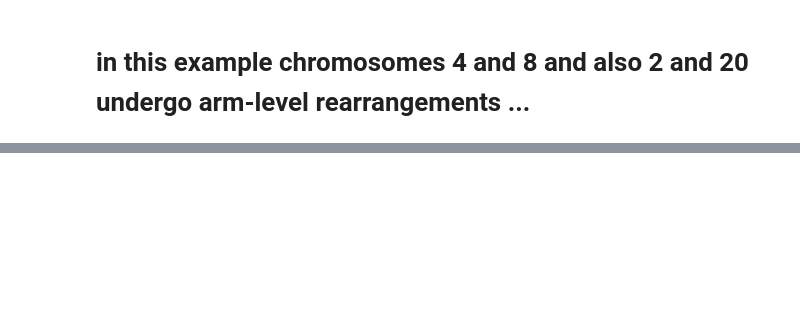
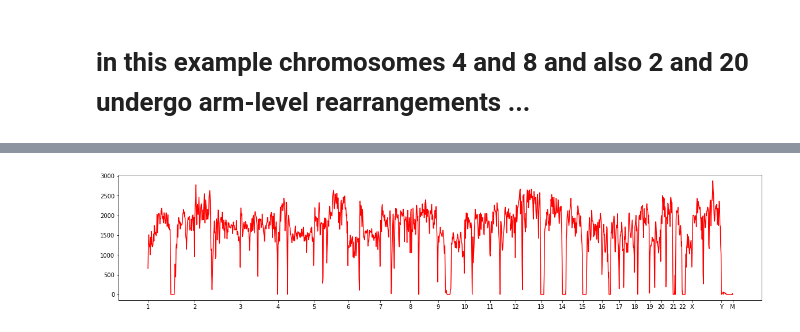
Before and after one commit to dekkerlab/experimental, a Jupyter notebook: notebooks/Rearrangements.ipynb, the cells around one changed output, grey strips where cells are left out. Cells and saved outputs as stored; diff of their text form; code cells hidden in the pictures; blank space fills up the shorter version.

```diff
--- a/notebooks/Rearrangements.ipynb
+++ b/notebooks/Rearrangements.ipynb
@@ -42,0 +120,12 @@ ctr = cooler.Cooler("/home/venevs/Downloads/Ctrl_1Mb.cool")
+# %%
+cov = coverage.get_coverage(sam6a,ignore_diags=1)
+
+plt.plot((cov[1]),'r-')
+fig = plt.gcf()
+ax = plt.gca()
+fig.set_size_inches(20,4)
+
+_ = ax.set_xticks(sam6a.bins()[:].groupby("chrom")["start"].idxmin().values)
+_ = ax.set_xticklabels(sam6a.chromnames)
+# %% [output]
+[figure, added]
```
Also changed, not shown: parts of 37 cells of this notebook.
